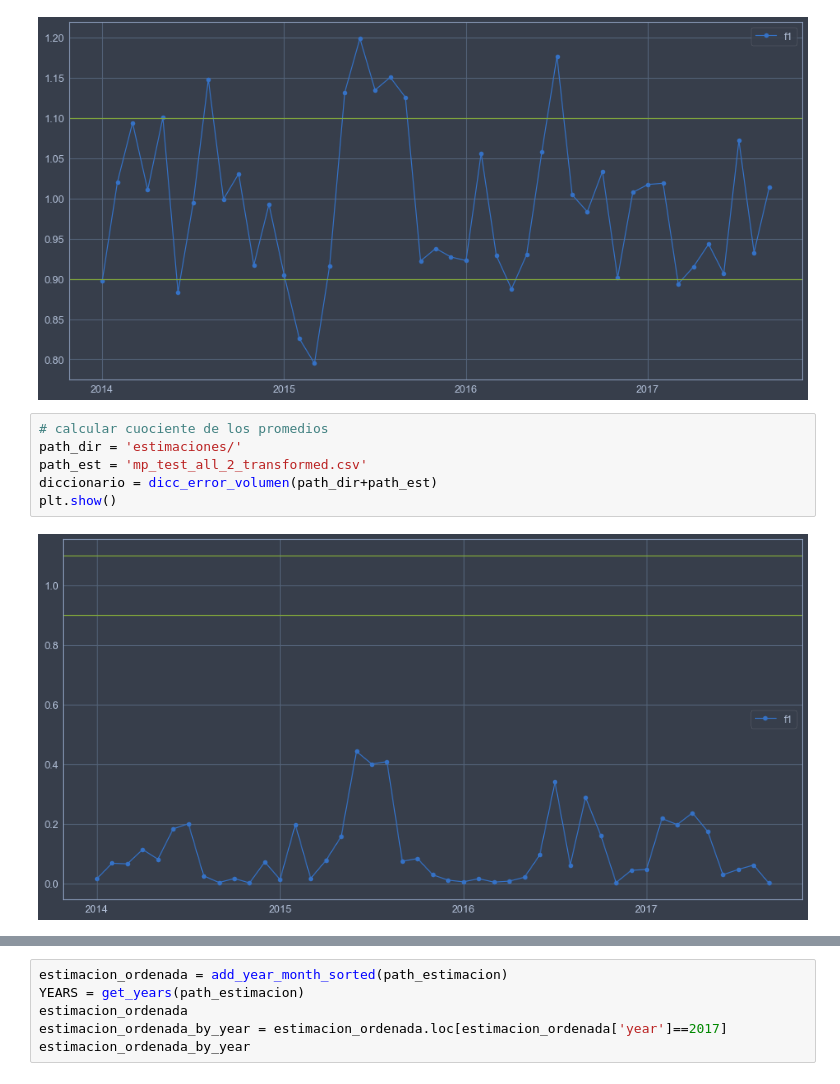
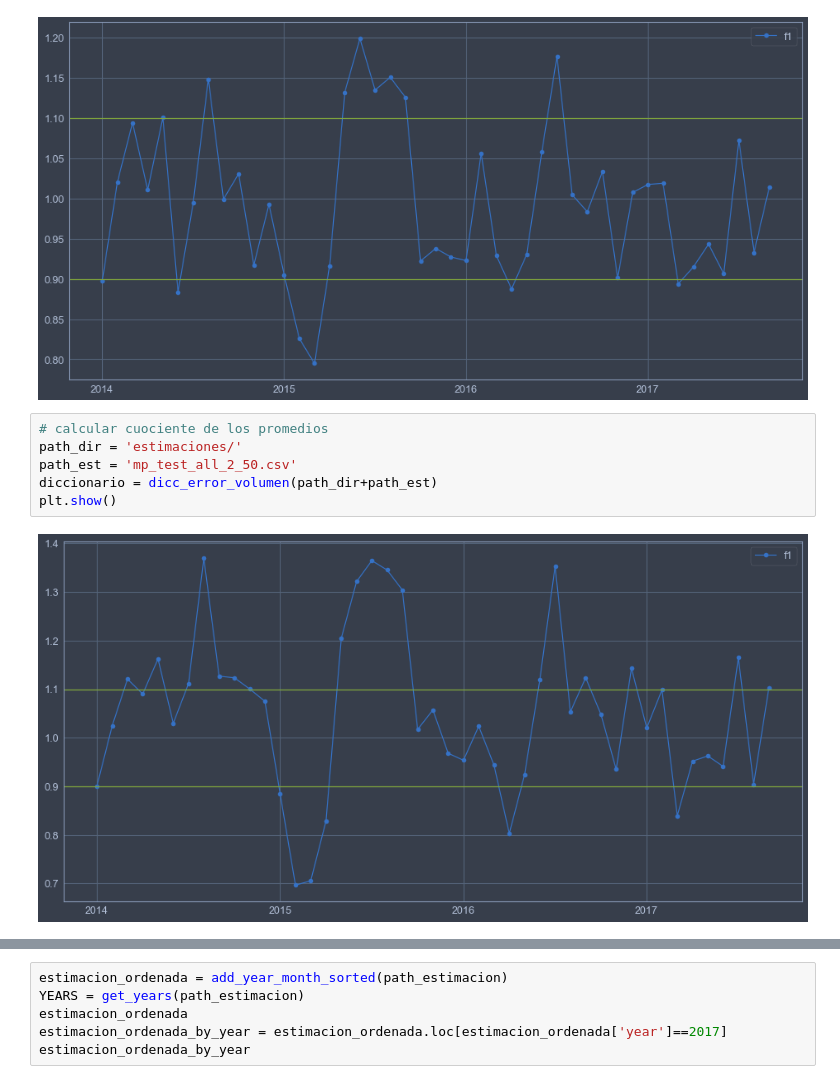
Before and after one commit to jpmerlet/gp_spc, a Jupyter notebook: code_git/f1_gp_ok.ipynb, the cells around one changed output, grey strips where cells are left out. Saved outputs shown, nothing was run; the diff lists cells and outputs as text.

```diff
--- a/code_git/f1_gp_ok.ipynb
+++ b/code_git/f1_gp_ok.ipynb
@@ -125,8 +125,8 @@ plt.show()
 # %%
 # calcular cuociente de los promedios
 path_dir = 'estimaciones/'
-path_est = 'mp_test_all_2_transformed.csv'
+path_est = 'mp_test_all_2_50.csv'
 diccionario = dicc_error_volumen(path_dir+path_est)
 plt.show()
 # %% [output]
-[figure, old version]
+[figure, new version]
```
Also changed, not shown: parts of 2 cells of this notebook.
